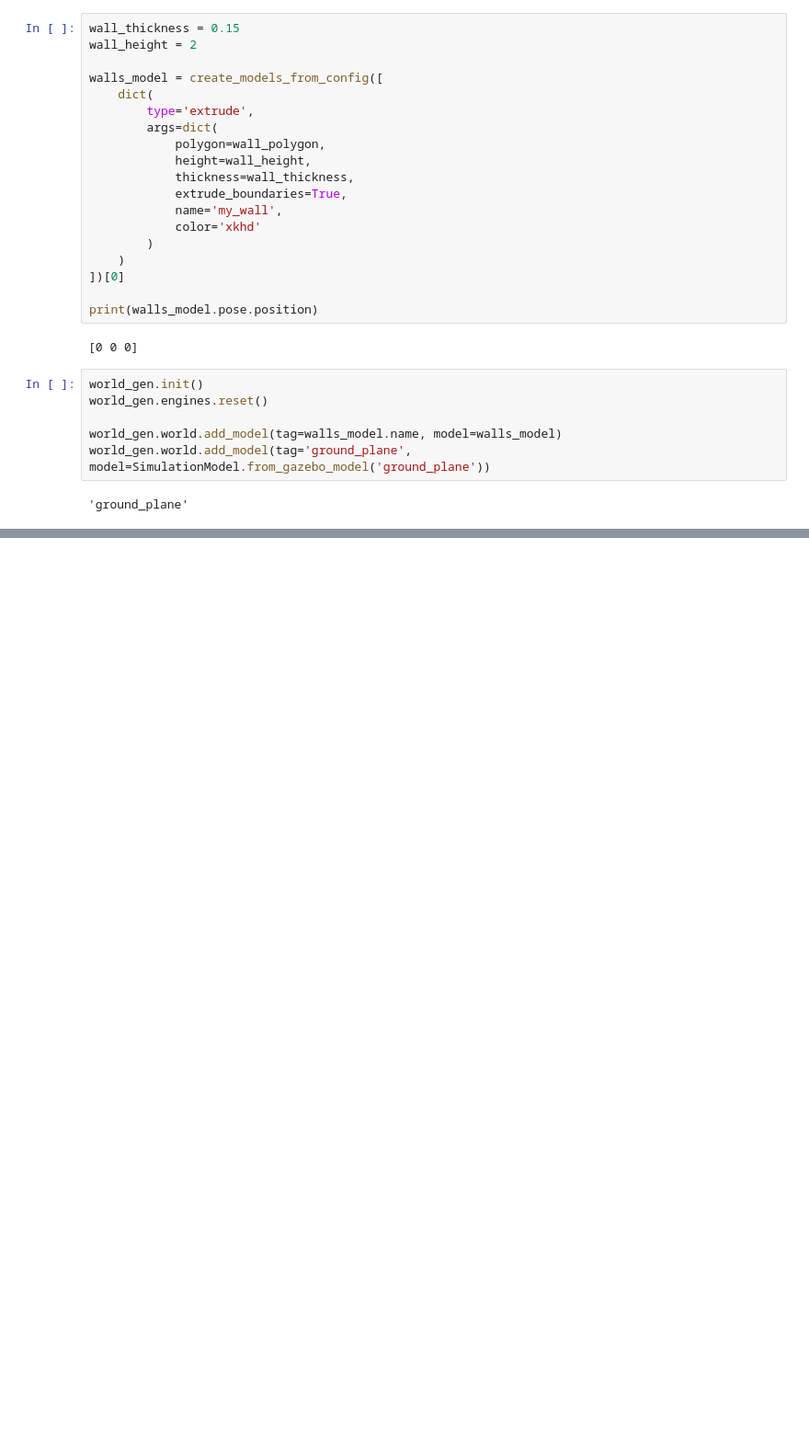
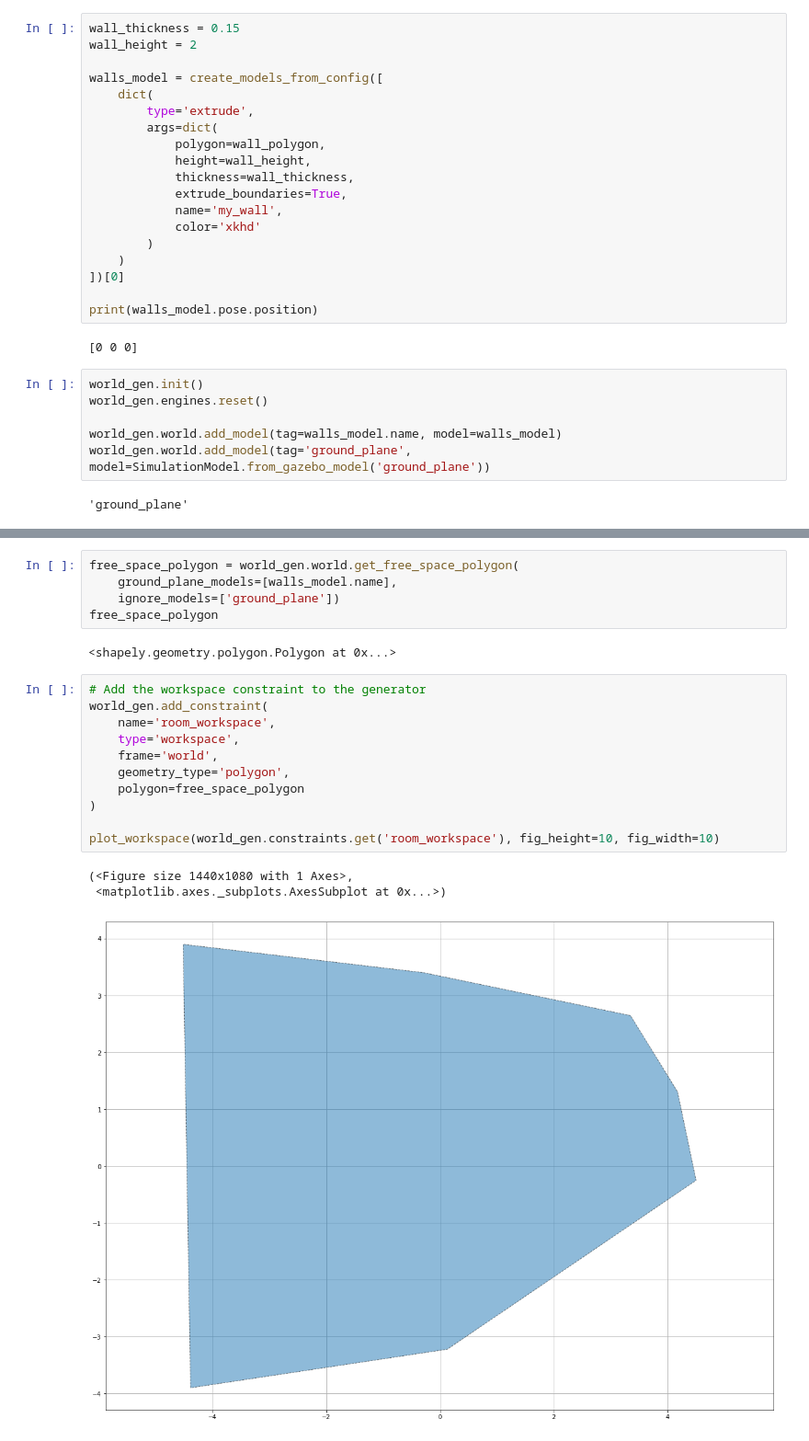
Before and after one commit to wwwshwww/pcg_gazebo_roomgen, a Jupyter notebook: whatever/world_generation.ipynb, the cells around one changed output, grey strips where cells are left out. Shown at 92% size. Cells and saved outputs as stored; diff of their text form; blank space fills up the shorter version.

```diff
--- a/whatever/world_generation.ipynb
+++ b/whatever/world_generation.ipynb
@@ -299,0 +306,22 @@ plot_shapely_geometry(Polygon(poly.interiors[0]))
+# %%
+free_space_polygon = world_gen.world.get_free_space_polygon(
+    ground_plane_models=[walls_model.name],
+    ignore_models=['ground_plane'])
+free_space_polygon
+# %% [output]
+<shapely.geometry.polygon.Polygon at 0x...>
+# %%
+# Add the workspace constraint to the generator
+world_gen.add_constraint(
+    name='room_workspace',
+    type='workspace',
+    frame='world',
+    geometry_type='polygon',
+    polygon=free_space_polygon
+)
+
+plot_workspace(world_gen.constraints.get('room_workspace'), fig_height=10, fig_width=10)
+# %% [output]
+(<Figure size 1440x1080 with 1 Axes>,
+ <matplotlib.axes._subplots.AxesSubplot at 0x...>)
+[figure, added]
```
Also changed, not shown: parts of 16 cells of this notebook, 1 other file.
